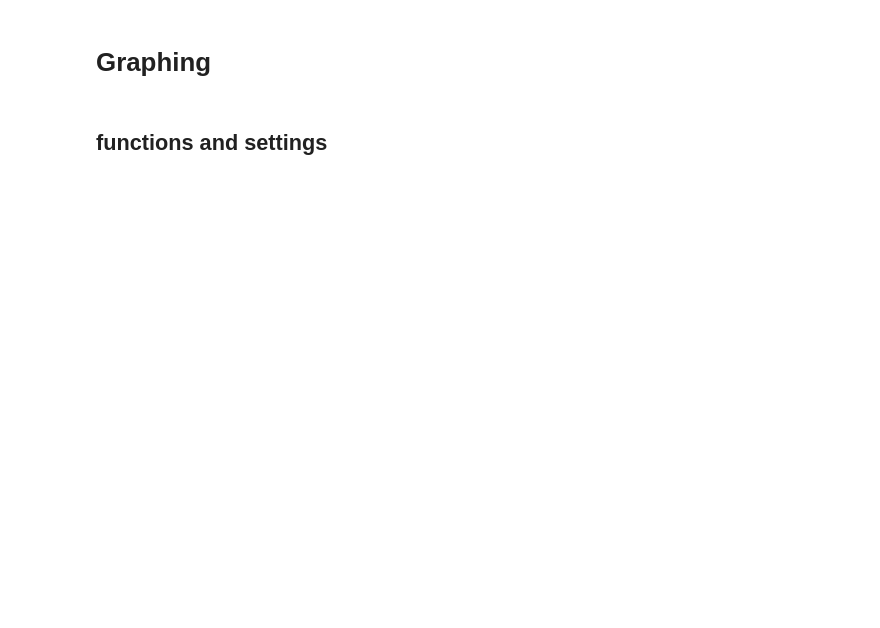
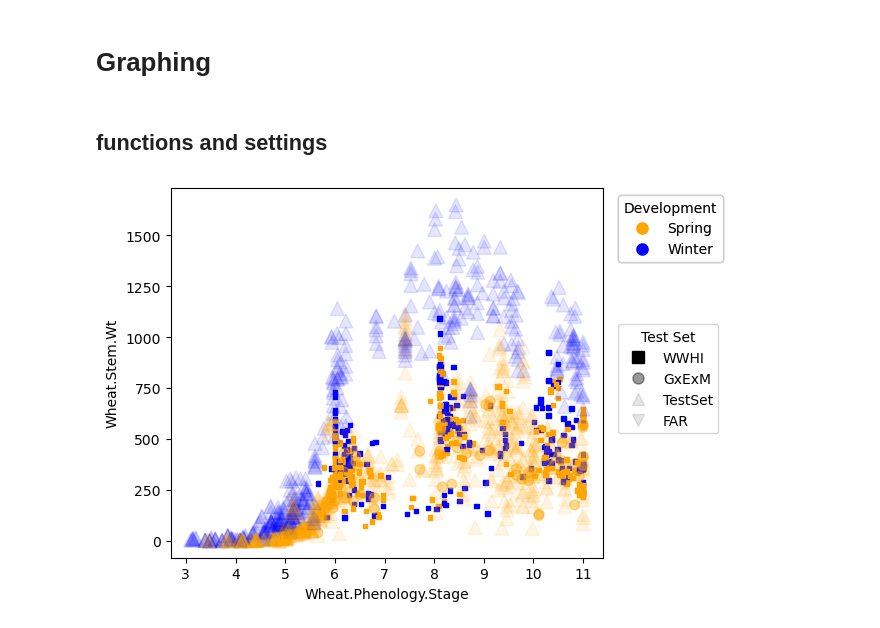
Before and after one commit to HamishBrownPFR/APSIMTools, a Jupyter notebook: Lentil analysis/WheatObsColate.ipynb, the cells around one changed output. Cells and saved outputs as stored; diff of their text form; code cells hidden in the pictures; blank space fills up the shorter version.

Commit message:
base graphs working now

```diff
--- a/Lentil analysis/WheatObsColate.ipynb
+++ b/Lentil analysis/WheatObsColate.ipynb
@@ -205,7 +210,7 @@ SIM_FILES = [
 
 CONFIG = {
     "git_branch":  "UoM_Wheat",
-    "run_sims": False,
+    "run_sims": True,
     "sim_files": SIM_FILES,
     "repo_path": Path(r"C:\GitHubRepos\ApsimX"),
     "apsim_exe": r"C:\GitHubRepos\ApsimX\bin\Release\net8.0\Models.exe",
@@ -237,6 +242,11 @@ def write_apply_file(sim_file):
     lines.append(f"add [ObsAnalysisReport] from {report_library} to all [Zone]")
 
     # ---------------------------------------------
+    # remove predicted Observed tables
+    # ---------------------------------------------
+    lines.append("delete all [PredictedObserved]")
+
+    # ---------------------------------------------
     # Save + run
     # ---------------------------------------------
     lines.append(f"save {sim_file}")
@@ -1467,0 +1428,27 @@ def plotxy(experiments,xvar,yvar,data,addLeg = True,ncols=np.nan,cult_cols=False
+# %%
+def plotxy_markers(yvar,
+           xvar = 'Wheat.Phenology.Stage',
+           color_by = "DevelopmentType",
+           marker_by = 'ProjectGroup',
+           color_map = DevCols,
+           marker_map = TestSetMarkers,
+           alpha_map = TestSetAlphas,
+           size_map = TestSetSizes):
+    fig, ax = plt.subplots()
+    cpos=1
+    mpos=1
+    for m in marker_map.keys():
+        plotData = data.obs.loc[data.obs.loc[:,marker_by] == m,[color_by, xvar,yvar]].dropna()
+        color_ix =  plotData.loc[:,color_by]
+        colors = color_ix.map(lambda c: color_map[c])
+        marker = marker_map[m]
+        alpha = alpha_map[m]
+        size = size_map[m]
+        plt.scatter(plotData[xvar],plotData[yvar],c=colors, marker=marker, alpha = alpha, s = size)
+        add_plot_legend(ax)
+    plt.ylabel(yvar)
+    plt.xlabel(xvar)
+# %%
+plotxy_markers('Wheat.Stem.Wt')
+# %% [output]
+[figure, added]
```
Also changed, not shown: parts of 7 cells of this notebook, 14 other files.
